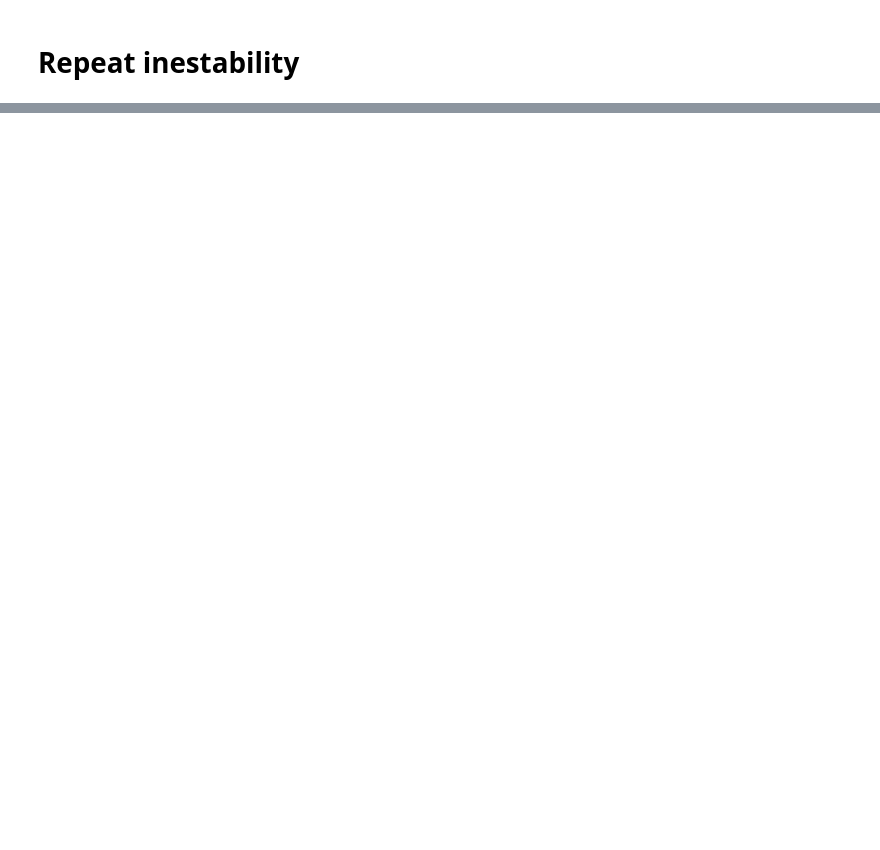
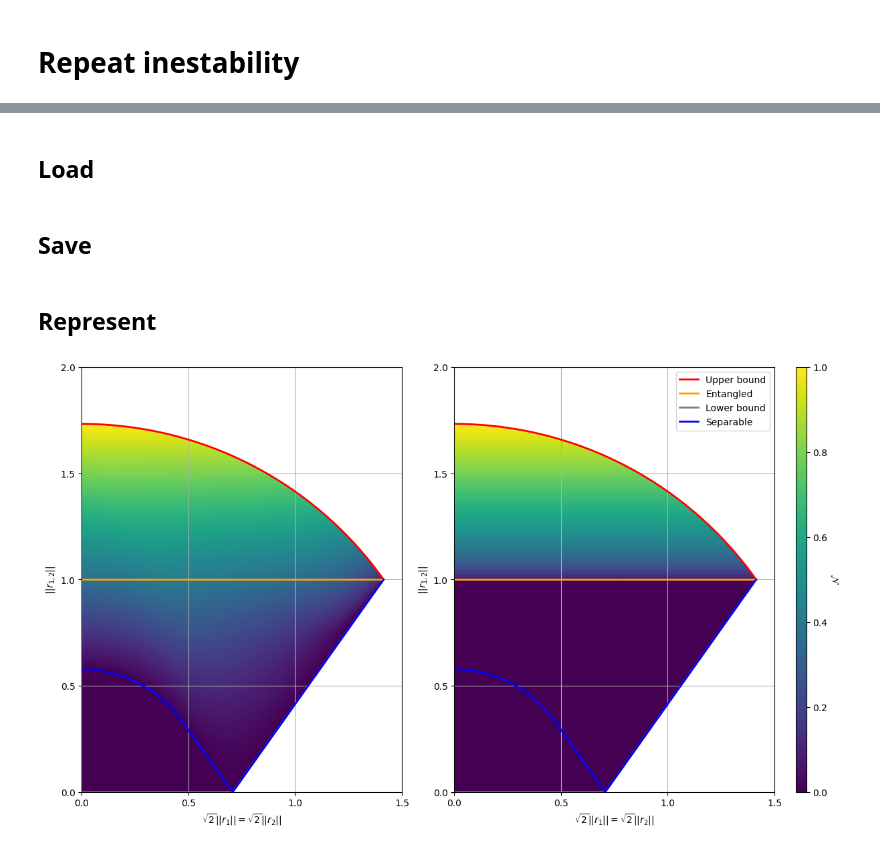
Before and after one commit to Garcia-Velo/-2024--bloch-lengths, a Jupyter notebook: notebooks/experiments/two_qubits/sym_plane.ipynb, the cells around one changed output, grey strips where cells are left out. Saved outputs shown, nothing was run; the diff lists cells and outputs as text; code cells hidden in the pictures; blank space fills up the shorter version.

Commit message:
repeat instability v.1.4

```diff
--- a/notebooks/experiments/two_qubits/sym_plane.ipynb
+++ b/notebooks/experiments/two_qubits/sym_plane.ipynb
@@ -116,7 +114,7 @@ Number of points: 35759
 # %% [markdown]
 ## Optimization
 # %%
-def run_easy(run_kwargs, max_attempts=5):
+def run_succes(run_kwargs, max_attempts=5):
     result: OptimizationResult | None = None
     for _ in range(max_attempts):
         result = opt_moment_preserving_ent(**run_kwargs)
@@ -124,21 +122,23 @@ def run_easy(run_kwargs, max_attempts=5):
             return result
     return result
 
-def run_hard(run_kwargs, attempts=5):
+def run_repeat(run_kwargs, attempts=5):
+    maximize = (run_kwargs["optimization"] == "maximize")
     best_result = None
-    best_metric = -np.inf
+    best_metric = -np.inf if maximize else np.inf
 
     for _ in range(attempts):
         result = opt_moment_preserving_ent(**run_kwargs)
 
-        if result.metric_final > best_metric:
+        if (maximize and result.metric_final > best_metric) or \
+           (not maximize and result.metric_final < best_metric):
             best_metric = result.metric_final
             best_result = result
 
     return best_result
 # %%
 success, times = [], []
-max_ent = np.full_like(X, np.nan, dtype=float)
+ent_max = np.full_like(X, np.nan, dtype=float)
 
 run_kwargs = {"dim": dim, "tensor_basis": tensor_basis, "subset_index_map": subset_index_map,
               "optimization": "maximize", "metric": "partial_trace_norm", "cholesky_opt": True, "exact_jac": True}
@@ -156,7 +156,7 @@ for counter, (idx, jdx) in enumerate(zip(indices[0], indices[1]), 1):
         optimization_result = opt_moment_preserving_ent(**run_kwargs)
 
     elif mask_mix[idx, jdx]:
-        optimization_result = run_hard(run_kwargs)
+        optimization_result = run_repeat(run_kwargs)
 
     elif mask_sep[idx, jdx]:
         optimization_result = opt_moment_preserving_ent(**run_kwargs)
@@ -164,7 +164,7 @@ for counter, (idx, jdx) in enumerate(zip(indices[0], indices[1]), 1):
     else:
         continue
 
-    max_ent[idx, jdx] = optimization_result.metric_final
+    ent_max[idx, jdx] = optimization_result.metric_final
     success.append(optimization_result.optimizer_info["result_success"])
 
     tf = time.time()
@@ -333,0 +336,2 @@ np.savez(data_dir / "trace_norm_exact.npz",
+# %% [markdown]
+## Load
@@ -333,0 +343,2 @@ np.savez(data_dir / "trace_norm_exact.npz",
+# %% [markdown]
+## Save
@@ -333,0 +349,38 @@ np.savez(data_dir / "trace_norm_exact.npz",
+# %% [markdown]
+## Represent
+# %%
+fig, ax = plt.subplots(1, 2, figsize=(12, 7), constrained_layout=True)
+
+Dt, Dz = ent_max.shape
+t = np.linspace(0, np.sqrt(2), Dt)
+x = t / np.sqrt(2)
+z = np.linspace(0, np.sqrt(3), Dz)
+
+X, Z = np.meshgrid(x, z, indexing='ij')
+
+mesh0 = ax[0].pcolormesh(np.sqrt(2) * X, Z, (ent_max - 1), shading='auto', cmap='viridis', vmin=0, vmax=1)
+mesh1 = ax[1].pcolormesh(np.sqrt(2) * X, Z, (ent_min - 1), shading='auto', cmap='viridis', vmin=0, vmax=1)
+
+z_upper = compute_bipartite_region_upper(2, x, x)
+z_ent = compute_bipartite_region_ent(2, x, x)
+z_sep = np.piecewise(t, [t <= np.sqrt(2)/3, (t > np.sqrt(2)/3) & (t <= np.sqrt(2)/2), t > np.sqrt(2)/2],
+                     [lambda t: np.sqrt(1/3 - t**2), lambda t: 1 - np.sqrt(2) * t, lambda t: np.sqrt(2) * t - 1])
+z_lower = compute_bipartite_region_lower([2, 2], x, x)
+
+for i in range(2):
+    ax[i].set(xlabel = r"$\sqrt{2} || r_1 || = \sqrt{2} || r_2 ||$", ylabel = r"$||r_{1, 2}||$", xlim = (0, 1.5), ylim = (0, 2),
+                 xticks=np.arange(0, 1.6, 0.5), yticks=np.arange(0, 2.1, 0.5))
+    ax[i].plot(t, z_upper, 'red', linewidth=2, label='Upper bound')
+    ax[i].plot(t, z_ent, 'orange', linewidth=2, label='Entangled')
+    ax[i].plot(t, z_lower, 'grey', linewidth=2, label='Lower bound')
+    ax[i].plot(t, z_sep, 'blue', linewidth=2, label='Separable')
+    ax[i].grid(True)
+
+cbar = fig.colorbar(mesh0, ax=ax.ravel().tolist(), label=r'$\mathcal{N}$', pad=0.02, aspect=40, shrink=1)
+cbar.set_ticks(list(np.linspace(0, 1, 6)))
+
+ax[1].legend(loc='upper right')
+
+plt.show()
+# %% [output]
+[figure, added]
```
Also changed, not shown: parts of 18 cells of this notebook, 8 other files.
